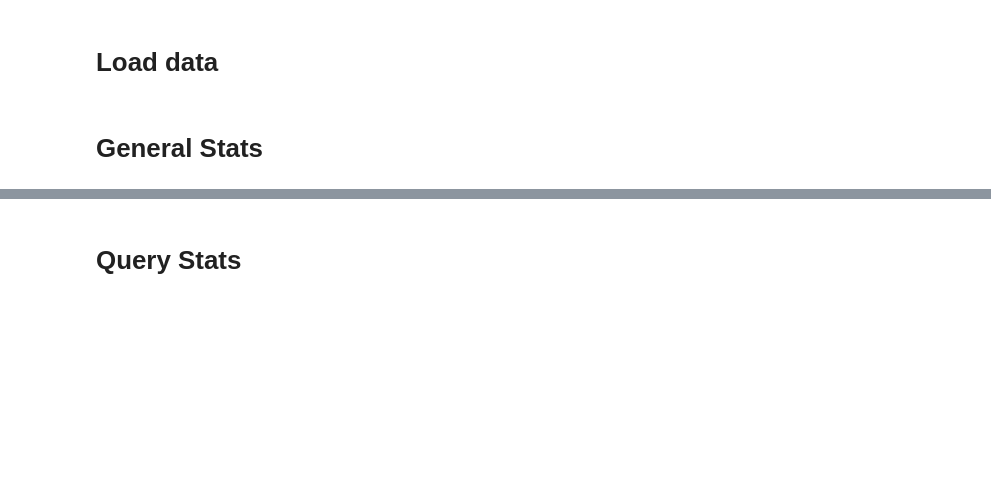
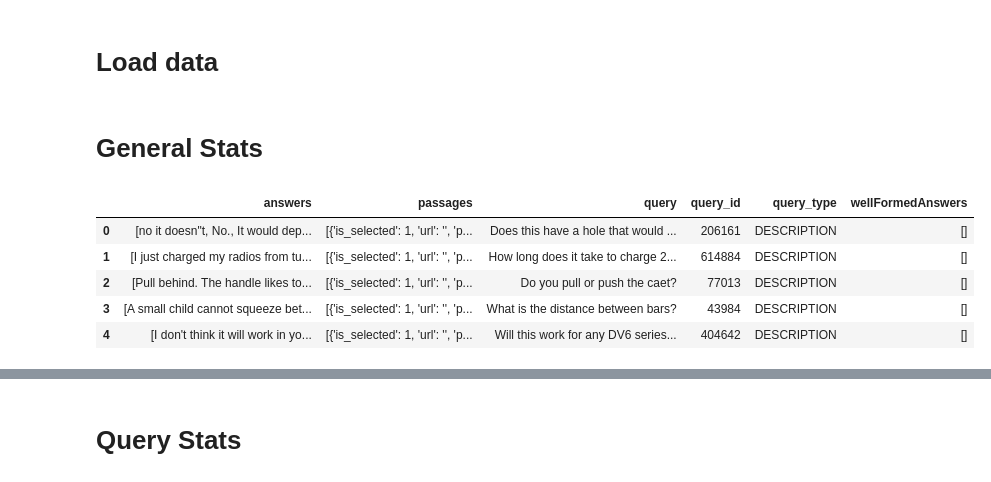
Before and after one commit to amazonqa/amazonqa, a Jupyter notebook: notebooks/AmazonQA_Full_Data_Analysis.ipynb, the cells around one changed output, grey strips where cells are left out. Cells and saved outputs as stored; diff of their text form; code cells hidden in the pictures; blank space fills up the shorter version.

```diff
--- a/notebooks/AmazonQA_Full_Data_Analysis.ipynb
+++ b/notebooks/AmazonQA_Full_Data_Analysis.ipynb
@@ -148,6 +148,15 @@ test_infile = data_dir+"test-qar_msmarco_all.jsonl"
 test_df = getDF(test_infile)
 # %% [markdown]
 # General Stats
+# %%
+train_df.head(5)
+# %% [output]
+|  | answers | passages | query | query_id | query_type | wellFormedAnswers |
+| 0 | [no it doesn"t, No., It would dep... | [{'is_selected': 1, 'url': '', 'p... | Does this have a hole that would ... | 206161 | DESCRIPTION | [] |
+| 1 | [I just charged my radios from tu... | [{'is_selected': 1, 'url': '', 'p... | How long does it take to charge 2... | 614884 | DESCRIPTION | [] |
+| 2 | [Pull behind. The handle likes to... | [{'is_selected': 1, 'url': '', 'p... | Do you pull or push the caet? | 77013 | DESCRIPTION | [] |
+| 3 | [A small child cannot squeeze bet... | [{'is_selected': 1, 'url': '', 'p... | What is the distance between bars? | 43984 | DESCRIPTION | [] |
+| 4 | [I don't think it will work in yo... | [{'is_selected': 1, 'url': '', 'p... | Will this work for any DV6 series... | 404642 | DESCRIPTION | [] |
 # %%
 general_stats_data(train_df)
 # %% [output]
```
Also changed, not shown: parts of 24 cells of this notebook.
